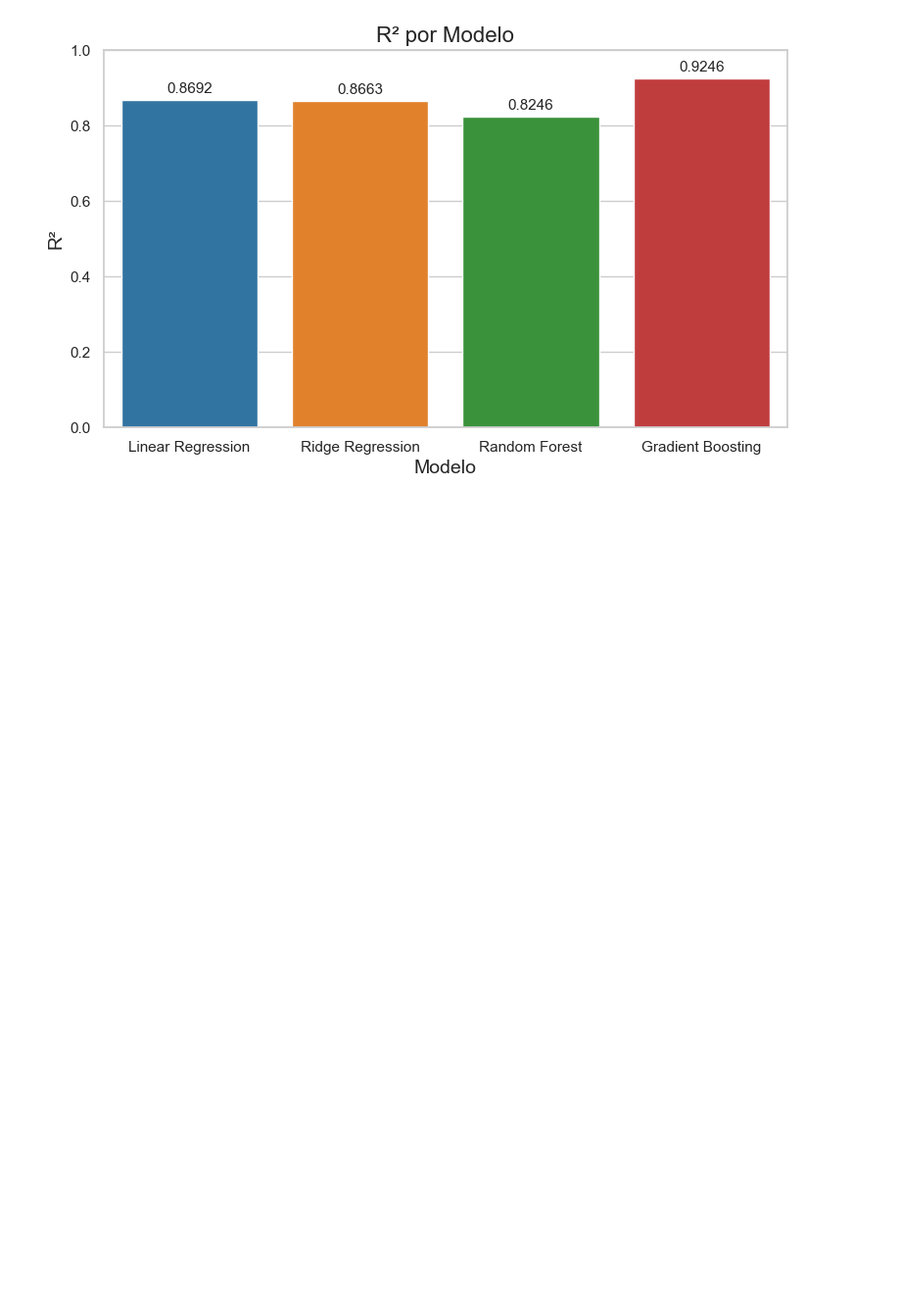
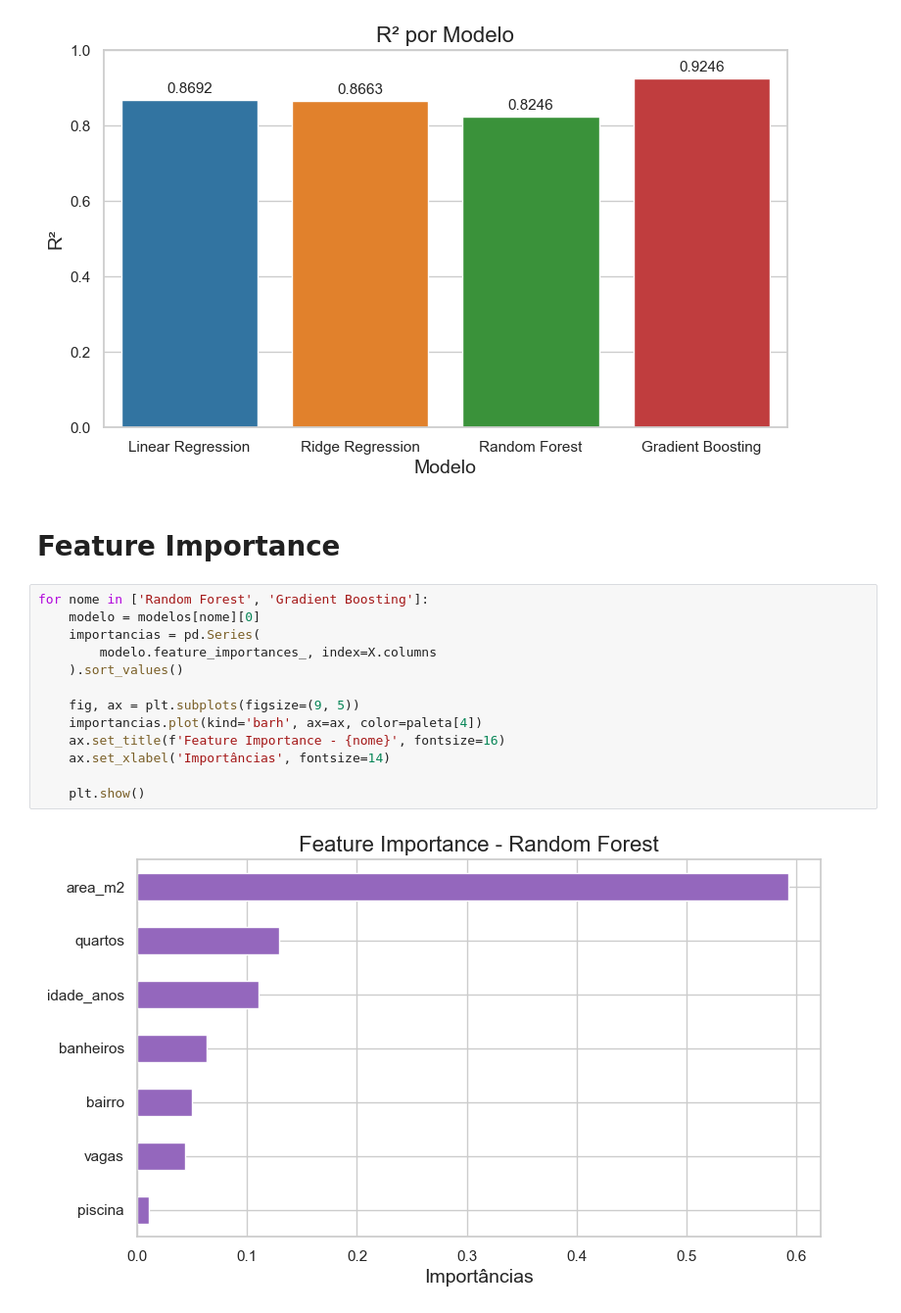
Before and after one commit to RodrygoYamasaki/HousePricePrediction, a Jupyter notebook: notebooks/treinando_modelo.ipynb, the cells around one changed output. Shown at 98% size. Cells and saved outputs as stored; diff of their text form; blank space fills up the shorter version.

Commit message:
Add feature importance chart for emsemble models

```diff
--- a/notebooks/treinando_modelo.ipynb
+++ b/notebooks/treinando_modelo.ipynb
@@ -222,3 +222,20 @@ for container in ax.containers:
 plt.show()
 # %% [output]
 [figure]
+# %% [markdown]
+# Feature Importance
+# %%
+for nome in ['Random Forest', 'Gradient Boosting']:
+    modelo = modelos[nome][0]
+    importancias = pd.Series(
+        modelo.feature_importances_, index=X.columns
+    ).sort_values()
+
+    fig, ax = plt.subplots(figsize=(9, 5))
+    importancias.plot(kind='barh', ax=ax, color=paleta[4])
+    ax.set_title(f'Feature Importance - {nome}', fontsize=16)
+    ax.set_xlabel('Importâncias', fontsize=14)
+
+    plt.show()
+# %% [output]
+[figure, added]
```
Also changed, not shown: parts of 1 cell of this notebook.
